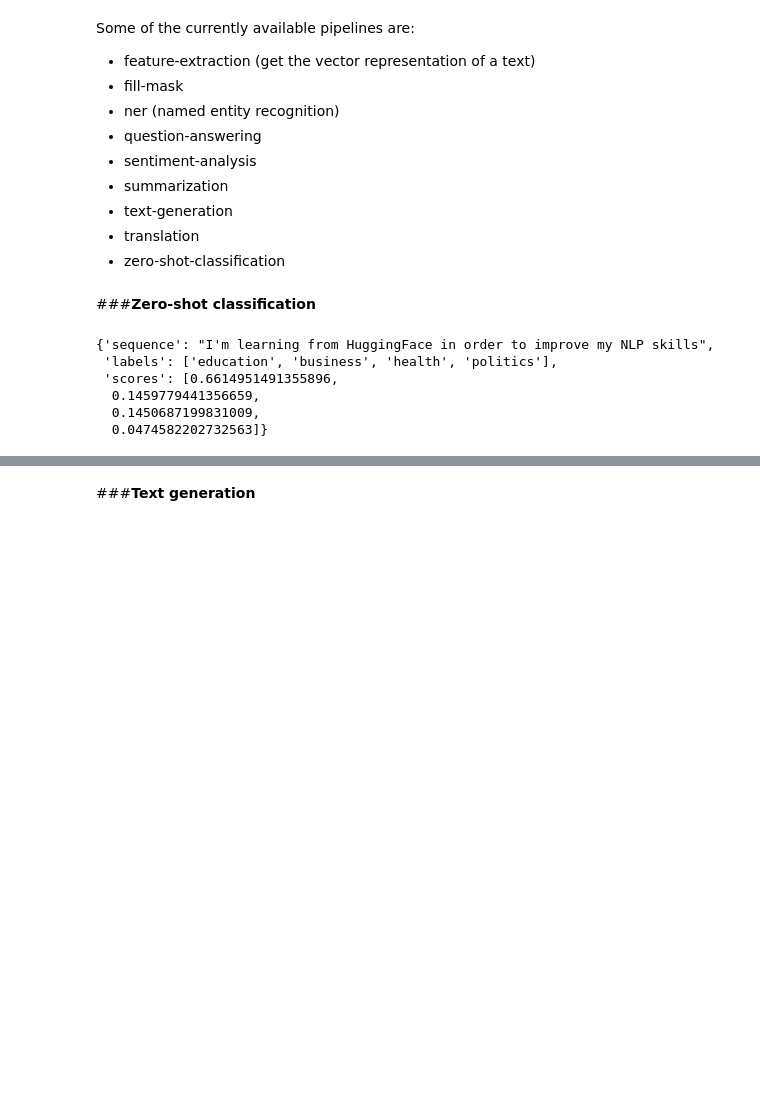
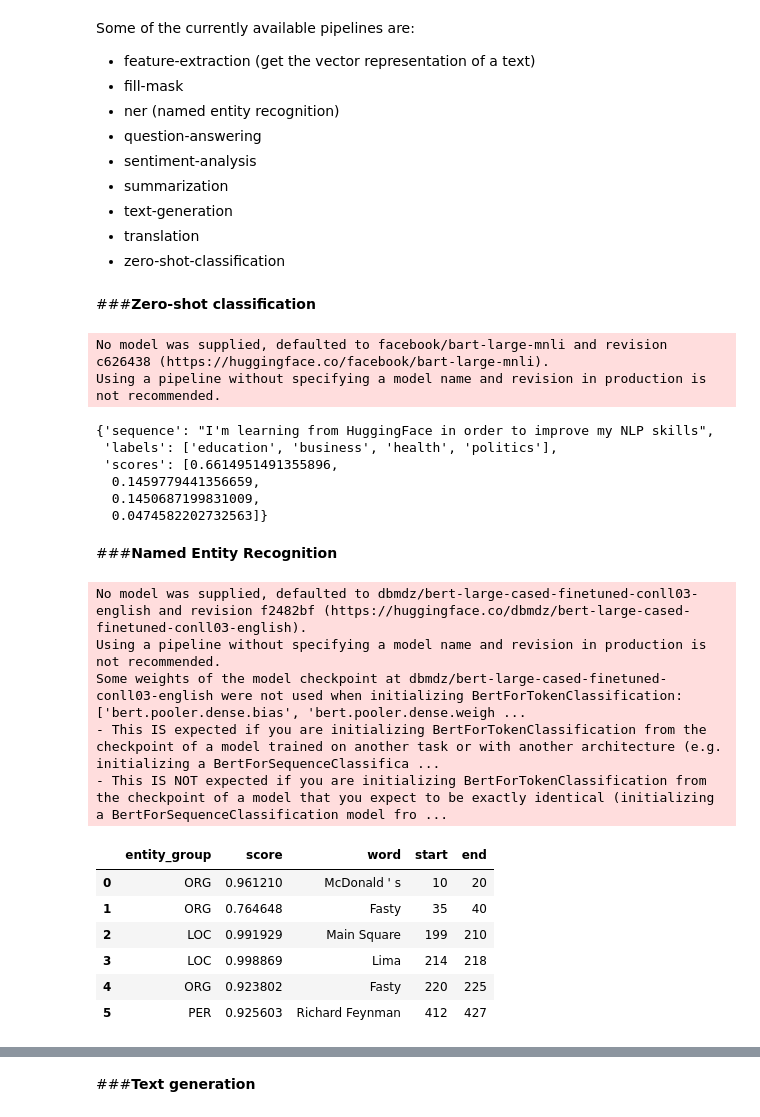
Before and after one commit to JavierPachas/huggingface, a Jupyter notebook: huggingface_nlp.ipynb, the cells around one changed output, grey strips where cells are left out. Cells and saved outputs as stored; diff of their text form; code cells hidden in the pictures; blank space fills up the shorter version.

```diff
--- a/huggingface_nlp.ipynb
+++ b/huggingface_nlp.ipynb
@@ -45,6 +29,11 @@ import transformers
 # %%
 from google.colab import userdata
 HF_TOKEN=userdata.get('HuggingFace')
+# %%
+text = """Ordered a McDonald's hamburger via Fasty delivery app. Disappointed as the order arrived late and cold.
+Customer service was unresponsive. This experience was frustrating, especially living near the Main Square of Lima.
+Fasty needs to improve their delivery efficiency and customer support for a better experience.
+The delay in receiving my order made me rethink using this app for future deliveries. Sincerely, Richard Feynman."""
 # %%
 from transformers import pipeline
 
@@ -76,16 +80,37 @@ Some of the currently available pipelines are:
 # %% [markdown]
 ###**Zero-shot classification**
 # %%
-#from transformers import pipeline
+from transformers import pipeline
 
-#classifier = pipeline('zero-shot-classification')
+classifier = pipeline('zero-shot-classification')
 classifier("I'm learning from HuggingFace in order to improve my NLP skills",
             candidate_labels = ['education', 'politics','health','business']
             )
 # %% [output]
-{'sequence': "I'm learning from HuggingFace in order to improve my NLP skills",
- 'labels': ['education', 'business', 'health', 'politics'],
- 'scores': [0.6614951491355896,
-  0.1459779441356659,
-  0.1450687199831009,
-  0.0474582202732563]}
+No model was supplied, defaulted to facebook/bart-large-mnli and revision c626438 (https://huggingface.co/facebook/bart-large-mnli).
+Using a pipeline without specifying a model name and revision in production is not recommended.
+{'sequence': "I'm learning from HuggingFace in order to improve my NLP skills",
+ 'labels': ['education', 'business', 'health', 'politics'],
+ 'scores': [0.6614951491355896,
+  0.1459779441356659,
+  0.1450687199831009,
+  0.0474582202732563]}
+# %% [markdown]
+###**Named Entity Recognition**
+# %%
+ner_tagger = pipeline('ner', aggregation_strategy = 'simple')
+outputs = ner_tagger(text)
+pd.DataFrame(outputs)
+# %% [output]
+No model was supplied, defaulted to dbmdz/bert-large-cased-finetuned-conll03-english and revision f2482bf (https://huggingface.co/dbmdz/bert-large-cased-finetuned-conll03-english).
+Using a pipeline without specifying a model name and revision in production is not recommended.
+Some weights of the model checkpoint at dbmdz/bert-large-cased-finetuned-conll03-english were not used when initializing BertForTokenClassification: ['bert.pooler.dense.bias', 'bert.pooler.dense.weigh ...
+- This IS expected if you are initializing BertForTokenClassification from the checkpoint of a model trained on another task or with another architecture (e.g. initializing a BertForSequenceClassifica ...
+- This IS NOT expected if you are initializing BertForTokenClassification from the checkpoint of a model that you expect to be exactly identical (initializing a BertForSequenceClassification model fro ...
+|  | entity_group | score | word | start | end |
+| 0 | ORG | 0.961210 | McDonald ' s | 10 | 20 |
+| 1 | ORG | 0.764648 | Fasty | 35 | 40 |
+| 2 | LOC | 0.991929 | Main Square | 199 | 210 |
+| 3 | LOC | 0.998869 | Lima | 214 | 218 |
+| 4 | ORG | 0.923802 | Fasty | 220 | 225 |
+| 5 | PER | 0.925603 | Richard Feynman | 412 | 427 |
```
Also changed, not shown: parts of 17 cells of this notebook.
